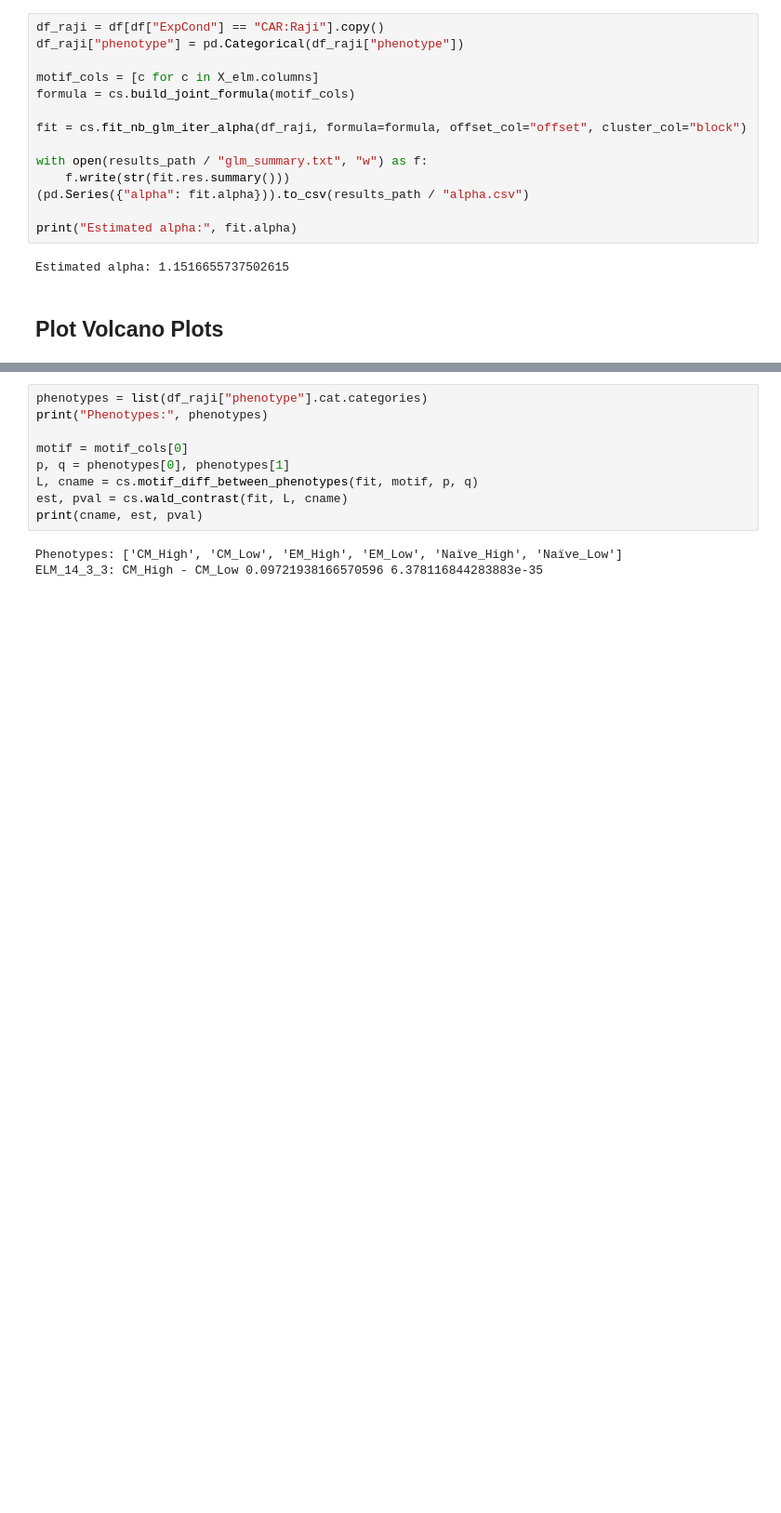
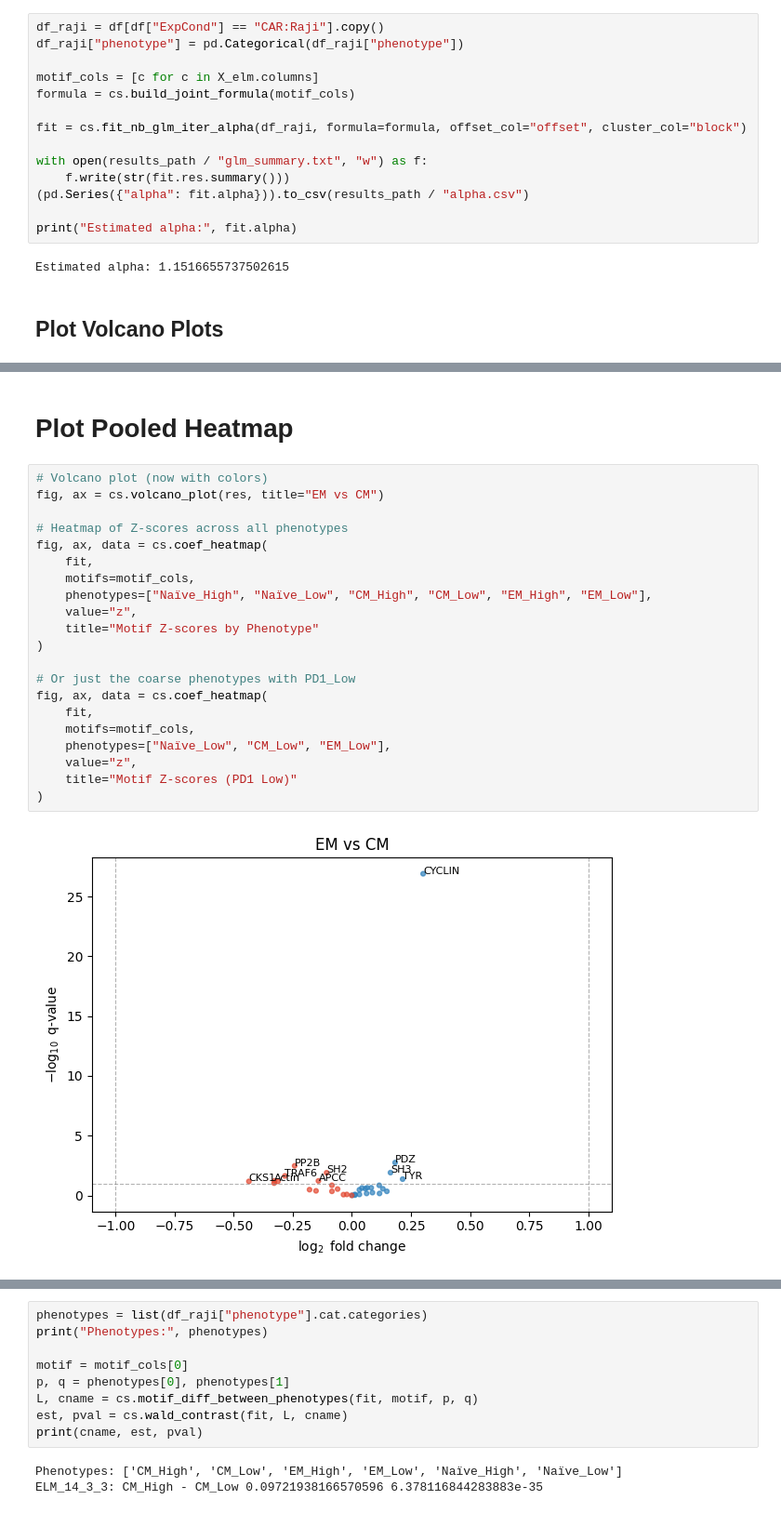
Before and after one commit to LIRGE/CostimScreen, a Jupyter notebook: notebooks/01_refit_joint_model.ipynb, the cells around one changed output, grey strips where cells are left out. Shown at 93% size. Cells and saved outputs as stored; diff of their text form; blank space fills up the shorter version.

Commit message:
Added heatmaps
- Added heatmaps
- Updated documentation

```diff
--- a/notebooks/01_refit_joint_model.ipynb
+++ b/notebooks/01_refit_joint_model.ipynb
@@ -261,0 +262,25 @@ tab_pd1.to_csv(results_path / "table_PD1High_vs_PD1Low_pooledTsubset.csv", index
+# %% [markdown]
+# Plot Pooled Heatmap
+# %%
+# Volcano plot (now with colors)
+fig, ax = cs.volcano_plot(res, title="EM vs CM")
+
+# Heatmap of Z-scores across all phenotypes
+fig, ax, data = cs.coef_heatmap(
+    fit,
+    motifs=motif_cols,
+    phenotypes=["Naïve_High", "Naïve_Low", "CM_High", "CM_Low", "EM_High", "EM_Low"],
+    value="z",
+    title="Motif Z-scores by Phenotype"
+)
+
+# Or just the coarse phenotypes with PD1_Low
+fig, ax, data = cs.coef_heatmap(
+    fit,
+    motifs=motif_cols,
+    phenotypes=["Naïve_Low", "CM_Low", "EM_Low"],
+    value="z",
+    title="Motif Z-scores (PD1 Low)"
+)
+# %% [output]
+[figure, added]
```
Also changed, not shown: parts of 5 cells of this notebook, 17 other files.
